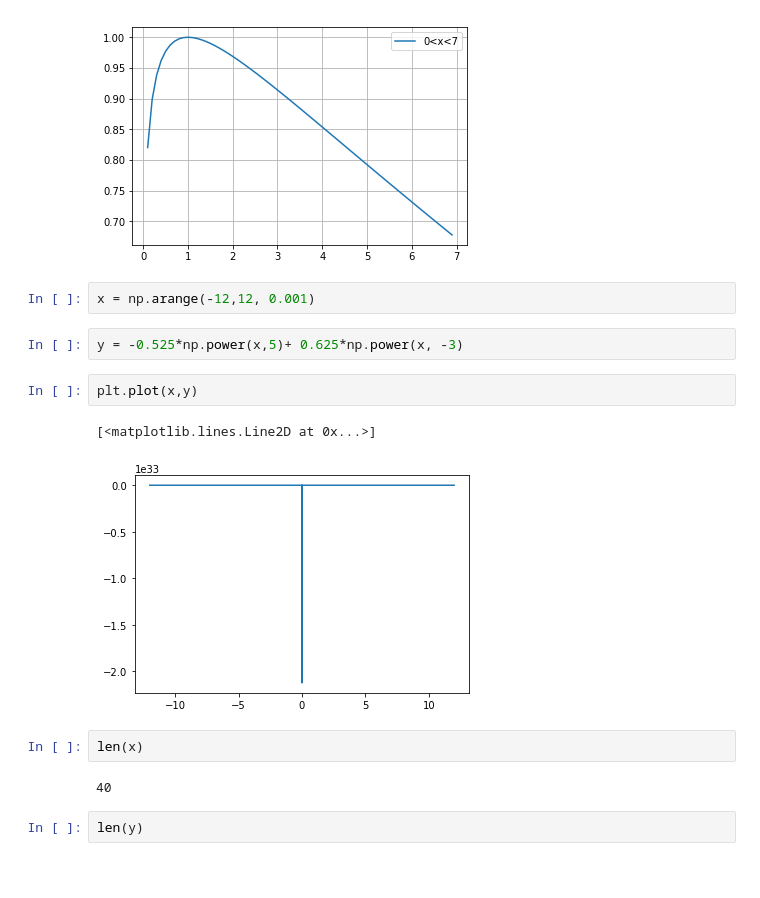
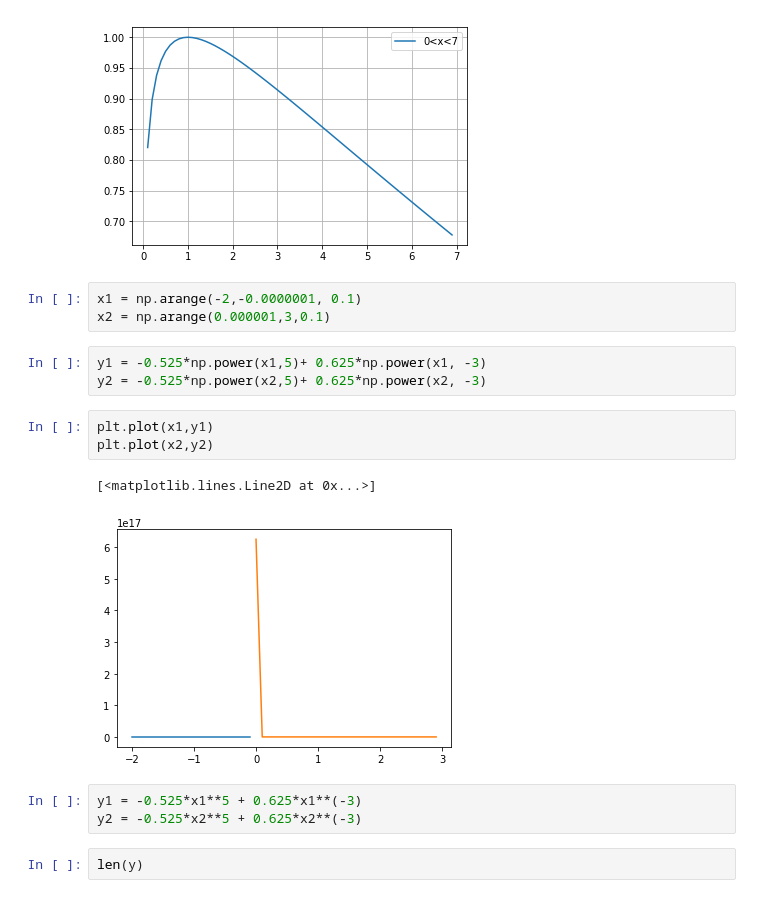
Before and after one commit to ducksfrogs/okuzemi, a Jupyter notebook: files/ipython/2-6.ipynb, the cells around one changed output. Drawn from its saved outputs; the diff is of its cells as text; blank space fills up the shorter version.

```diff
--- a/files/ipython/2-6.ipynb
+++ b/files/ipython/2-6.ipynb
@@ -22,19 +22,21 @@ plt.grid()
 plt.savefig("0_7.png")
 # %% [output]
 [figure]
-# %%
-x = np.arange(-12,12, 0.001)
+# %%
+x1 = np.arange(-2,-0.0000001, 0.1)
+x2 = np.arange(0.000001,3,0.1)
 # %%
-y = -0.525*np.power(x,5)+ 0.625*np.power(x, -3)
+y1 = -0.525*np.power(x1,5)+ 0.625*np.power(x1, -3)
+y2 = -0.525*np.power(x2,5)+ 0.625*np.power(x2, -3)
-# %%
-plt.plot(x,y)
-# %% [output]
-[<matplotlib.lines.Line2D at 0x...>]
-[figure, removed]
-# %%
-len(x)
-# %% [output]
-40
+# %%
+plt.plot(x1,y1)
+plt.plot(x2,y2)
+# %% [output]
+[<matplotlib.lines.Line2D at 0x...>]
+[figure, added]
+# %%
+y1 = -0.525*x1**5 + 0.625*x1**(-3)
+y2 = -0.525*x2**5 + 0.625*x2**(-3)
 # %%
 len(y)
 # %% [output]
```
Also changed, not shown: 2 other files.
